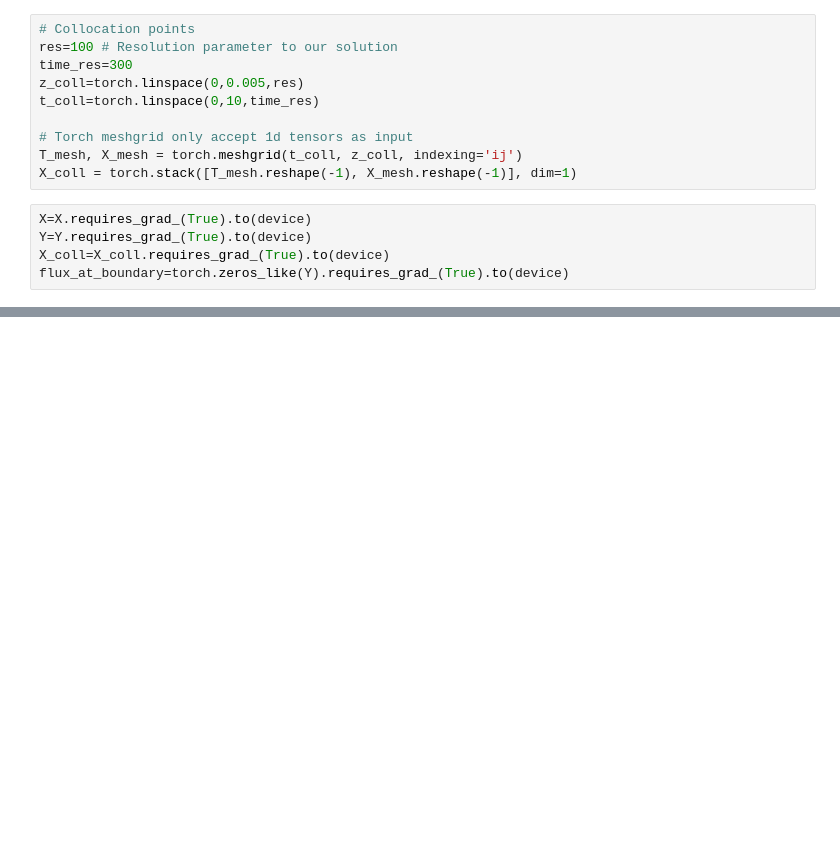
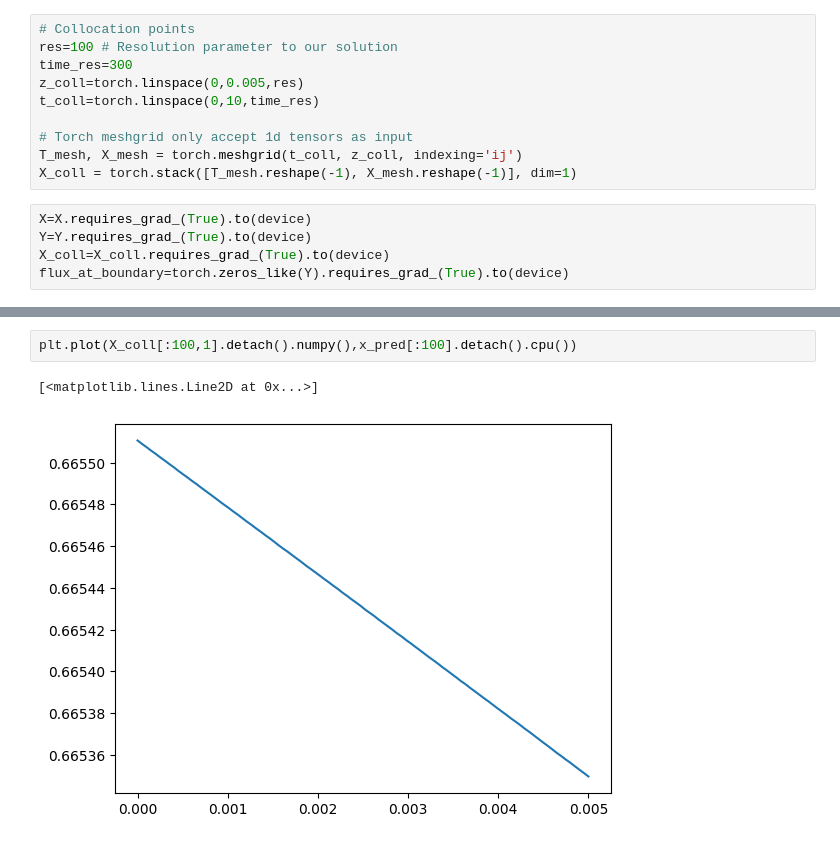
Before and after one commit to konrad-jaworski/Anisotropic_diffusivity_2, a Jupyter notebook: Experiment_with_1D_solution.ipynb, the cells around one changed output, grey strips where cells are left out. Saved outputs shown, nothing was run; the diff lists cells and outputs as text; blank space fills up the shorter version.

```diff
--- a/Experiment_with_1D_solution.ipynb
+++ b/Experiment_with_1D_solution.ipynb
@@ -201,0 +220,5 @@ plt.grid(alpha=0.3)
+# %%
+plt.plot(X_coll[:100,1].detach().numpy(),x_pred[:100].detach().cpu())
+# %% [output]
+[<matplotlib.lines.Line2D at 0x...>]
+[figure, added]
```
Also changed, not shown: parts of 8 cells of this notebook.
